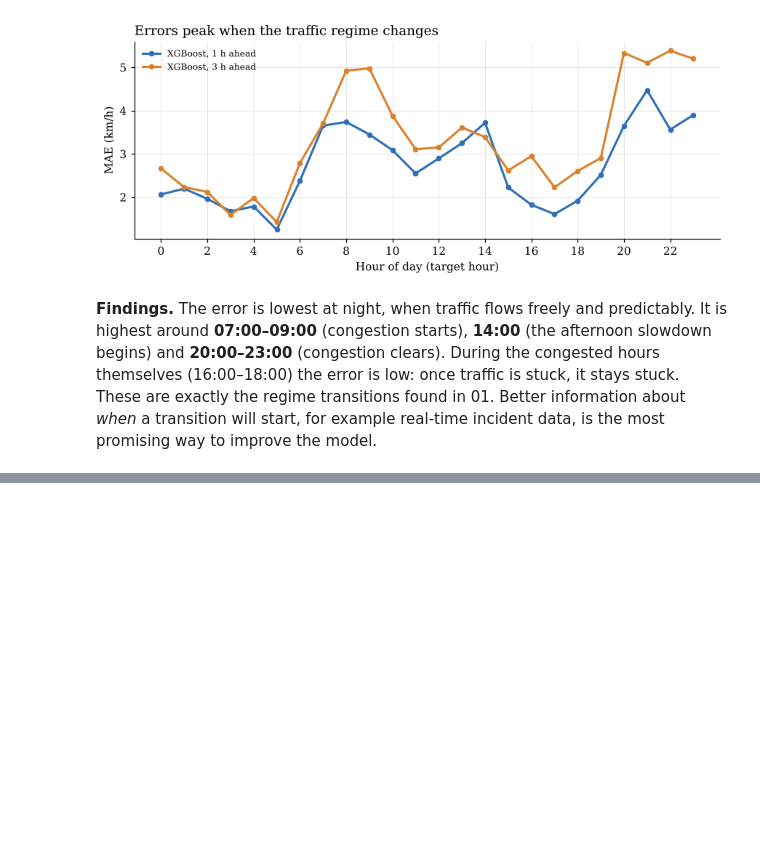
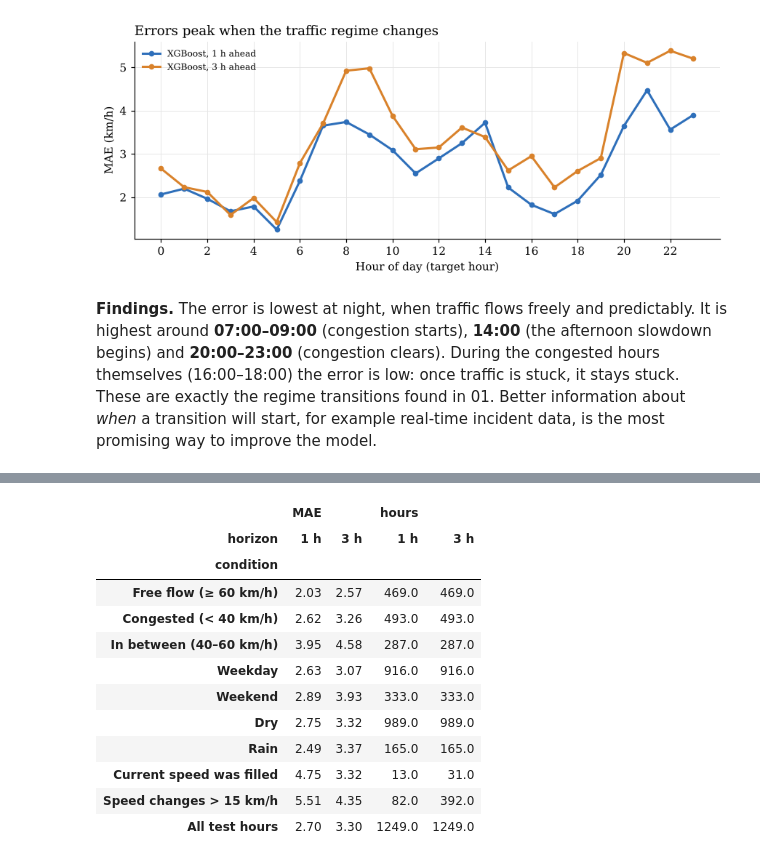
Before and after one commit to sfeyzayildiz/mahmutbey-traffic-forecast, a Jupyter notebook: notebooks/05_results.ipynb, the cells around one changed output, grey strips where cells are left out. Cells and saved outputs as stored; diff of their text form; code cells hidden in the pictures; blank space fills up the shorter version.

Commit message:
Add error analysis by condition and improvement ideas to notebook 05

```diff
--- a/notebooks/05_results.ipynb
+++ b/notebooks/05_results.ipynb
@@ -306,0 +313,40 @@ example real-time incident data, is the most promising way to improve the model.
+# %%
+df=pd.read_parquet(ROOT/'data'/'processed'/'dataset.parquet')
+rows=[]
+for h in [1, 3]:
+    preds=[load_pred('xgboost', h, s) for s in [1, 2, 3]]
+    te=preds[0][preds[0]['split']=='test'].copy()
+    te['q50']=np.mean([p.loc[p['split']=='test', 'q50'].values for p in preds], axis=0)
+    t=pd.to_datetime(te['target_time']); origin=t-pd.Timedelta(hours=h)
+    err=(te['y']-te['q50']).abs().values
+    change=(te['y'].values-df.loc[origin, 'speed'].values)
+    conditions={
+        'Free flow (≥ 60 km/h)':te['y'].values>=60,
+        'Congested (< 40 km/h)':te['y'].values<40,
+        'In between (40–60 km/h)':(te['y'].values>=40)&(te['y'].values<60),
+        'Weekday':t.dt.dayofweek.values<5,
+        'Weekend':t.dt.dayofweek.values>=5,
+        'Dry':df.loc[t, 'rain'].values==0,
+        'Rain':df.loc[t, 'rain'].values>0.1,
+        'Current speed was filled':df.loc[origin, 'speed_filled'].values==1,
+        'Speed changes > 15 km/h':np.abs(change)>15,
+        'All test hours':np.ones(len(te), bool),
+    }
+    for name, m in conditions.items():
+        rows.append({'condition':name, 'horizon':f'{h} h', 'hours':int(m.sum()), 'MAE':err[m].mean()})
+cond=pd.DataFrame(rows).pivot_table(index='condition', columns='horizon', values=['MAE', 'hours'], sort=False)
+cond.round(2)
+# %% [output]
+|  | MAE |  | hours |  |
+| horizon | 1 h | 3 h | 1 h | 3 h |
+| condition |  |  |  |  |
+| Free flow (≥ 60 km/h) | 2.03 | 2.57 | 469.0 | 469.0 |
+| Congested (< 40 km/h) | 2.62 | 3.26 | 493.0 | 493.0 |
+| In between (40–60 km/h) | 3.95 | 4.58 | 287.0 | 287.0 |
+| Weekday | 2.63 | 3.07 | 916.0 | 916.0 |
+| Weekend | 2.89 | 3.93 | 333.0 | 333.0 |
+| Dry | 2.75 | 3.32 | 989.0 | 989.0 |
+| Rain | 2.49 | 3.37 | 165.0 | 165.0 |
+| Current speed was filled | 4.75 | 3.32 | 13.0 | 31.0 |
+| Speed changes > 15 km/h | 5.51 | 4.35 | 82.0 | 392.0 |
+| All test hours | 2.70 | 3.30 | 1249.0 | 1249.0 |
```
Also changed, not shown: parts of 4 cells of this notebook.
